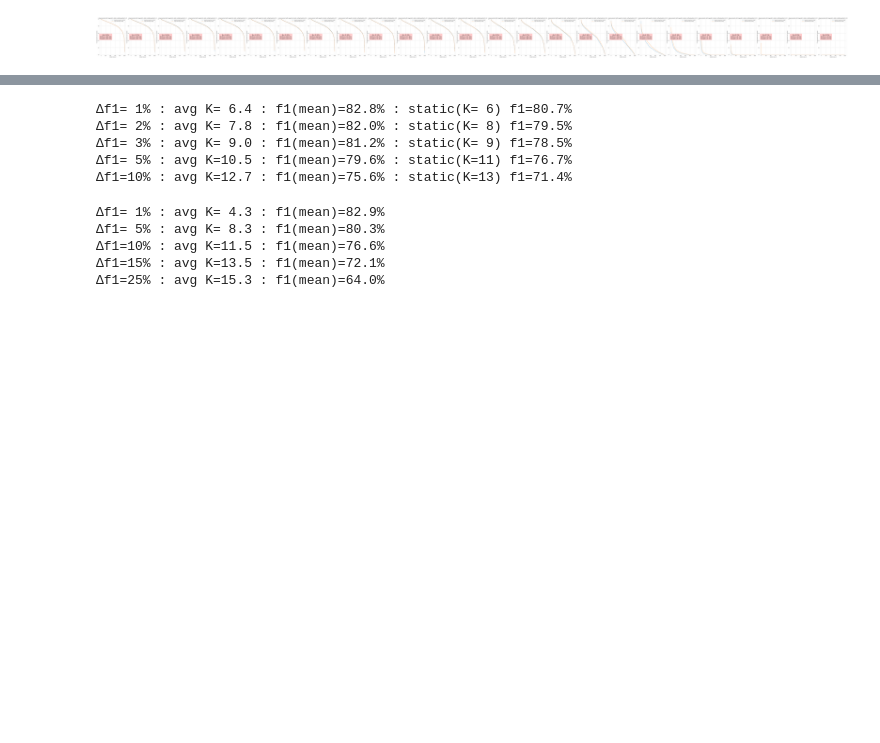
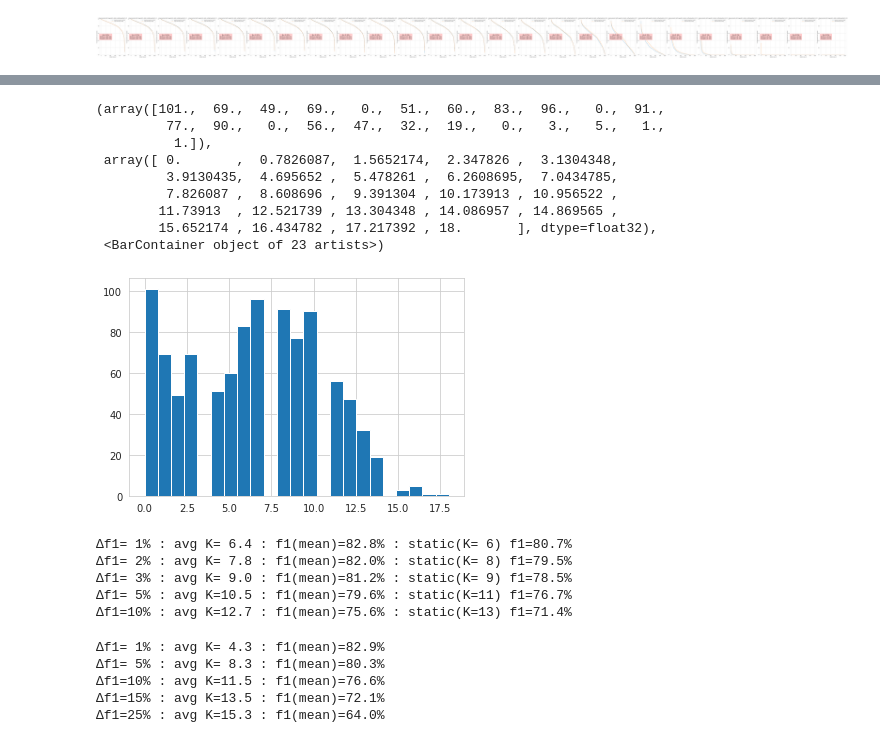
Before and after one commit to botcs/qbes, a Jupyter notebook: imagenet-exp/surrogate-metric-check.ipynb, the cells around one changed output, grey strips where cells are left out. Cells and saved outputs as stored; diff of their text form; code cells hidden in the pictures; blank space fills up the shorter version.

```diff
--- a/imagenet-exp/surrogate-metric-check.ipynb
+++ b/imagenet-exp/surrogate-metric-check.ipynb
@@ -111,5 +112,18 @@ for threshold in T:
     max_block_drop_per_class, max_f1_per_class = compute_max_block_drop(threshold)
     torch.save(max_block_drop_per_class, f"notebook-cache/swin/max_block_drop_per_class_at_delta{threshold:0.2f}.pth")
+# %%
+plt.hist(max_block_drop_per_class.numpy(), bins=23)
+# %% [output]
+(array([101.,  69.,  49.,  69.,   0.,  51.,  60.,  83.,  96.,   0.,  91.,
+         77.,  90.,   0.,  56.,  47.,  32.,  19.,   0.,   3.,   5.,   1.,
+          1.]),
+ array([ 0.       ,  0.7826087,  1.5652174,  2.347826 ,  3.1304348,
+         3.9130435,  4.695652 ,  5.478261 ,  6.2608695,  7.0434785,
+         7.826087 ,  8.608696 ,  9.391304 , 10.173913 , 10.956522 ,
+        11.73913  , 12.521739 , 13.304348 , 14.086957 , 14.869565 ,
+        15.652174 , 16.434782 , 17.217392 , 18.       ], dtype=float32),
+ <BarContainer object of 23 artists>)
+[figure, added]
 # %%
 import numpy as np
 import math
```
Also changed, not shown: parts of 2 cells of this notebook, 19 other files.
